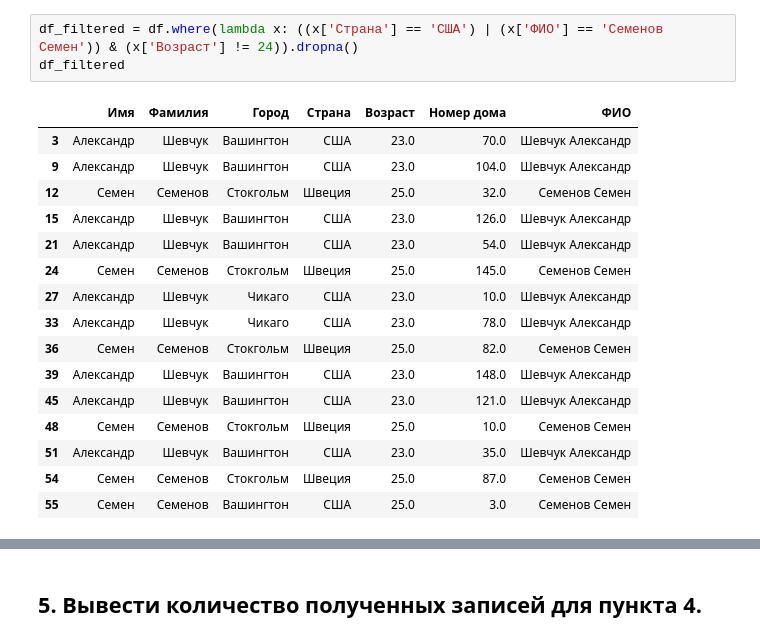
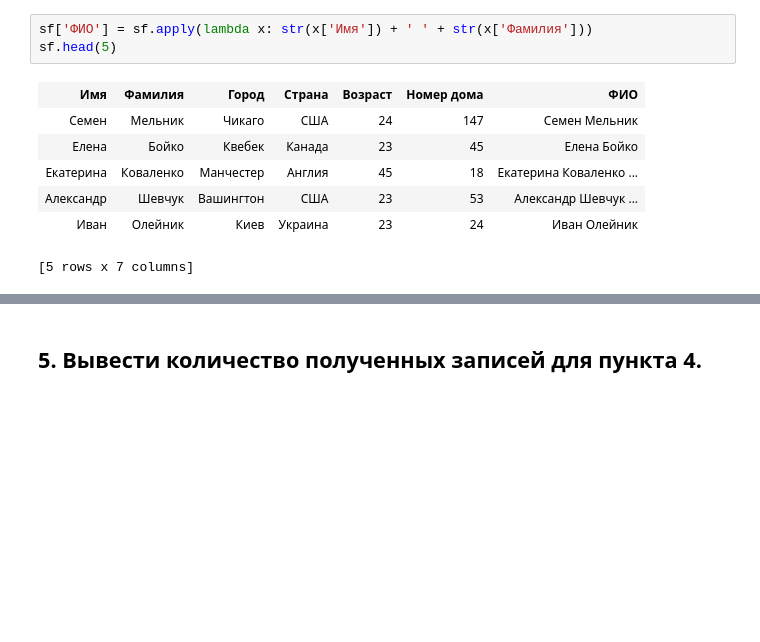
Before and after one commit to ReaLgressA/ONPU_Machine_Learning, a Jupyter notebook: Assignment_2.ipynb, the cells around one changed output, grey strips where cells are left out. Saved outputs shown, nothing was run; the diff lists cells and outputs as text; blank space fills up the shorter version.

```diff
--- a/Assignment_2.ipynb
+++ b/Assignment_2.ipynb
@@ -69,20 +56,11 @@ df.head(5)
-# %%
-df_filtered = df.where(lambda x: ((x['Страна'] == 'США') | (x['ФИО'] == 'Семенов Семен')) & (x['Возраст'] != 24)).dropna()
-df_filtered
-# %% [output]
-|  | Имя | Фамилия | Город | Страна | Возраст | Номер дома | ФИО |
-| 3 | Александр | Шевчук | Вашингтон | США | 23.0 | 70.0 | Шевчук Александр |
-| 9 | Александр | Шевчук | Вашингтон | США | 23.0 | 104.0 | Шевчук Александр |
-| 12 | Семен | Семенов | Стокгольм | Швеция | 25.0 | 32.0 | Семенов Семен |
-| 15 | Александр | Шевчук | Вашингтон | США | 23.0 | 126.0 | Шевчук Александр |
-| 21 | Александр | Шевчук | Вашингтон | США | 23.0 | 54.0 | Шевчук Александр |
-| 24 | Семен | Семенов | Стокгольм | Швеция | 25.0 | 145.0 | Семенов Семен |
-| 27 | Александр | Шевчук | Чикаго | США | 23.0 | 10.0 | Шевчук Александр |
-| 33 | Александр | Шевчук | Чикаго | США | 23.0 | 78.0 | Шевчук Александр |
-| 36 | Семен | Семенов | Стокгольм | Швеция | 25.0 | 82.0 | Семенов Семен |
-| 39 | Александр | Шевчук | Вашингтон | США | 23.0 | 148.0 | Шевчук Александр |
-| 45 | Александр | Шевчук | Вашингтон | США | 23.0 | 121.0 | Шевчук Александр |
-| 48 | Семен | Семенов | Стокгольм | Швеция | 25.0 | 10.0 | Семенов Семен |
-| 51 | Александр | Шевчук | Вашингтон | США | 23.0 | 35.0 | Шевчук Александр |
-| 54 | Семен | Семенов | Стокгольм | Швеция | 25.0 | 87.0 | Семенов Семен |
-| 55 | Семен | Семенов | Вашингтон | США | 25.0 | 3.0 | Семенов Семен |
+# %%
+sf['ФИО'] = sf.apply(lambda x: str(x['Имя']) + ' ' + str(x['Фамилия']))
+sf.head(5)
+# %% [output]
+| Имя | Фамилия | Город | Страна | Возраст | Номер дома | ФИО |
+| Семен | Мельник | Чикаго | США | 24 | 147 | Семен Мельник |
+| Елена | Бойко | Квебек | Канада | 23 | 45 | Елена Бойко |
+| Екатерина | Коваленко | Манчестер | Англия | 45 | 18 | Екатерина Коваленко ... |
+| Александр | Шевчук | Вашингтон | США | 23 | 53 | Александр Шевчук ... |
+| Иван | Олейник | Киев | Украина | 23 | 24 | Иван Олейник |
+[5 rows x 7 columns]
```
Also changed, not shown: parts of 18 cells of this notebook.
